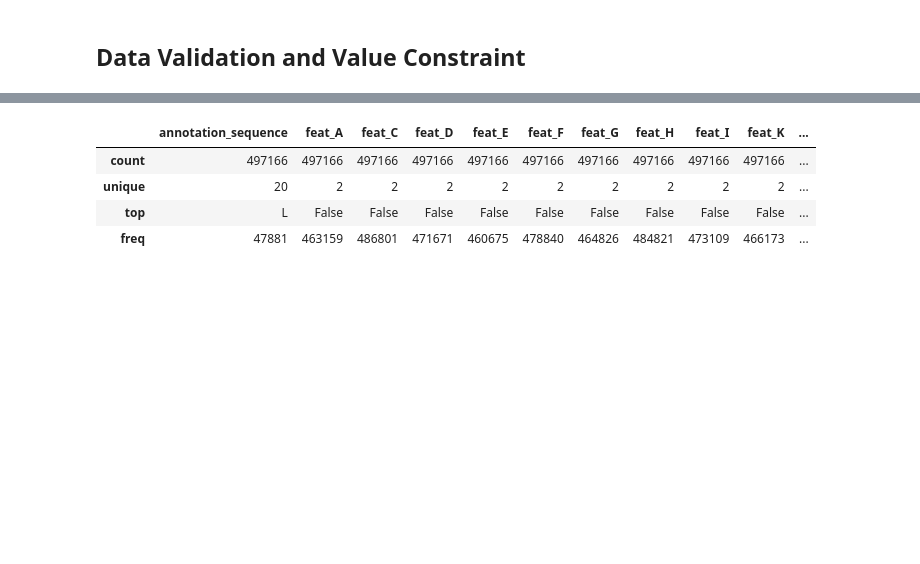
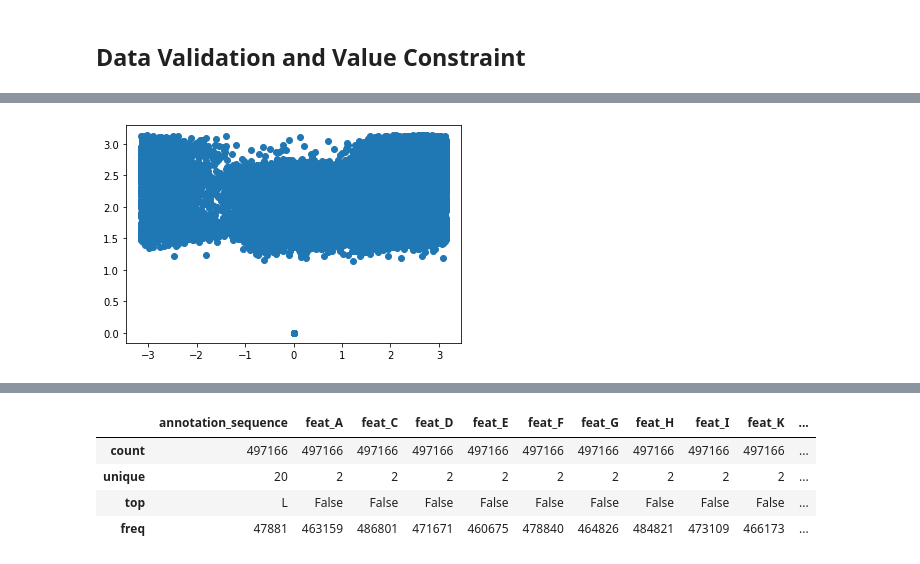
Before and after one commit to Peter-Hou/Predicting-Drug-Binding-Sites-in-Human-Proteins, a Jupyter notebook: model building/Predicting_Drug_Binding_Sites_in_Human_Proteins.ipynb, the cells around one changed output, grey strips where cells are left out. Saved outputs shown, nothing was run; the diff lists cells and outputs as text; code cells hidden in the pictures; blank space fills up the shorter version.

```diff
--- a/model building/Predicting_Drug_Binding_Sites_in_Human_Proteins.ipynb
+++ b/model building/Predicting_Drug_Binding_Sites_in_Human_Proteins.ipynb
@@ -133,0 +165,5 @@ df_train.describe()
+# %%
+plt.scatter(df_train['feat_PSI'], df_train['feat_THETA'])
+plt.show()
+# %% [output]
+[figure, added]
```
Also changed, not shown: parts of 19 cells of this notebook.
